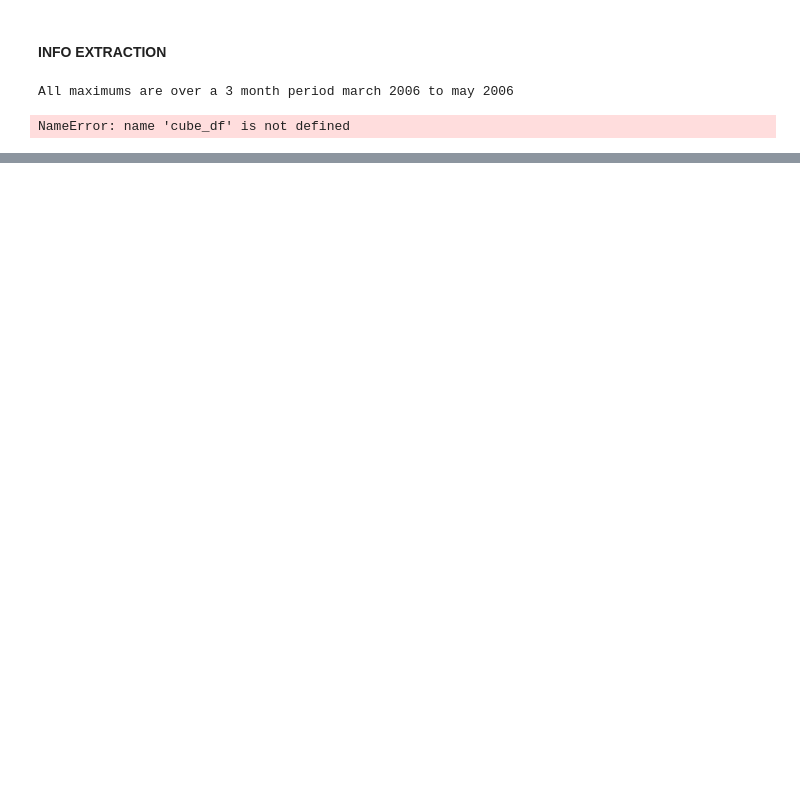
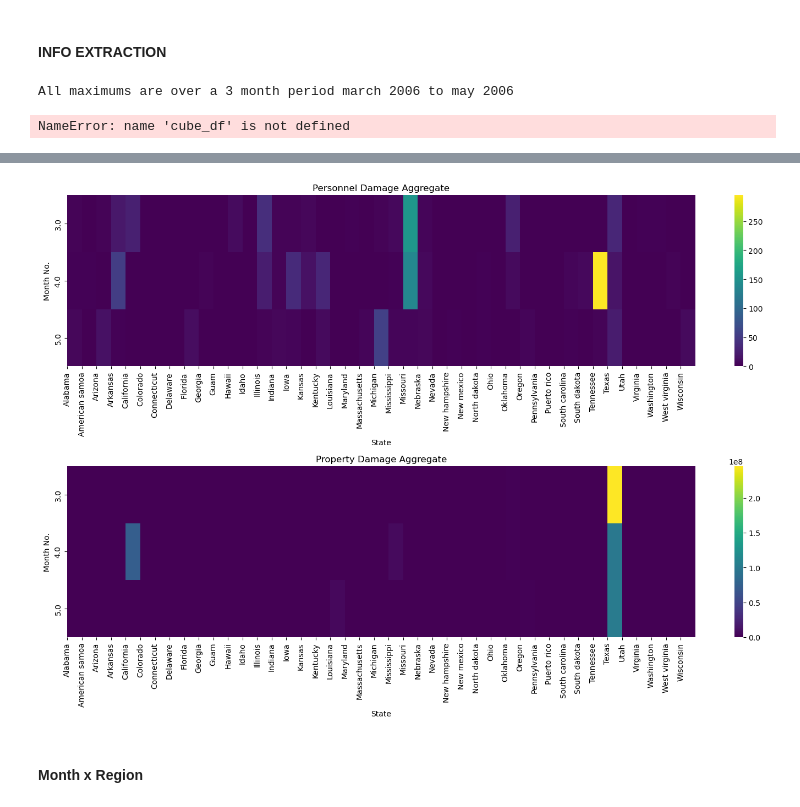
Before and after one commit to chandlerNick/BHT_BI_WiSe2425, a Jupyter notebook: Task1/Code/MostImpactfulEvents.ipynb, the cells around one changed output, grey strips where cells are left out. Saved outputs shown, nothing was run; the diff lists cells and outputs as text; code cells hidden in the pictures; blank space fills up the shorter version.

```diff
--- a/Task1/Code/MostImpactfulEvents.ipynb
+++ b/Task1/Code/MostImpactfulEvents.ipynb
@@ -521,0 +537,40 @@ NameError: name 'cube_df' is not defined
+# %%
+# Assuming cube_df is already defined
+
+# Prepare the data for both heatmaps
+human_heatmap_data = cube_df.dropna()[['BEGIN_MON', 'REGION', 'TOTAL_HUMAN_DAMAGE']].pivot(index='BEGIN_MON', columns='REGION', values='TOTAL_HUMAN_DAMAGE').fillna(0)
+non_human_heatmap_data = cube_df.dropna().pivot(index='BEGIN_MON', columns='REGION', values='TOTAL_NON_HUMAN_DAMAGE').fillna(0)
+
+# Create subplots with 2 rows and 1 column
+fig, axes = plt.subplots(2, 1, figsize=(15, 10))
+
+# Plot the human damage heatmap on the first subplot (first row)
+sns.heatmap(human_heatmap_data, cmap="viridis", ax=axes[0])
+axes[0].set_title("Personnel Damage Aggregate")
+axes[0].set_xlabel("State")
+axes[0].set_ylabel("Month No.")
+tick_positions = range(len(human_heatmap_data.columns))
+axes[0].set_xticks(tick_positions)
+axes[0].set_xticklabels(human_heatmap_data.columns, rotation=90)
+
+# Plot the non-human damage heatmap on the second subplot (second row)
+sns.heatmap(non_human_heatmap_data, cmap="viridis", ax=axes[1])
+axes[1].set_title("Property Damage Aggregate")
+axes[1].set_xlabel("State")
+axes[1].set_ylabel("Month No.")
+tick_positions = range(len(non_human_heatmap_data.columns))
+axes[1].set_xticks(tick_positions)
+axes[1].set_xticklabels(non_human_heatmap_data.columns, rotation=90)
+
+# Adjust layout to prevent overlap
+plt.tight_layout()
+
+# Save the figure as a PNG file
+plt.savefig("./../Images/combined_damage_state_heatmaps_2rows.png", format="png", bbox_inches="tight")
+
+# Display the plot
+plt.show()
+# %% [output]
+[figure, added]
+# %% [markdown]
+#### Month x Region
```
Also changed, not shown: parts of 8 cells of this notebook, 9 other files.
